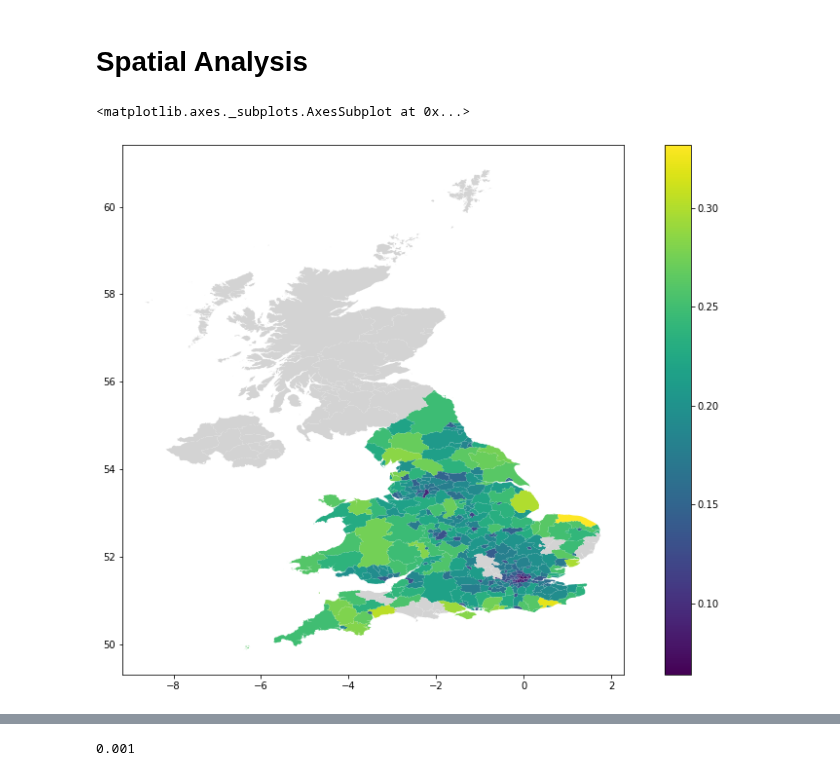
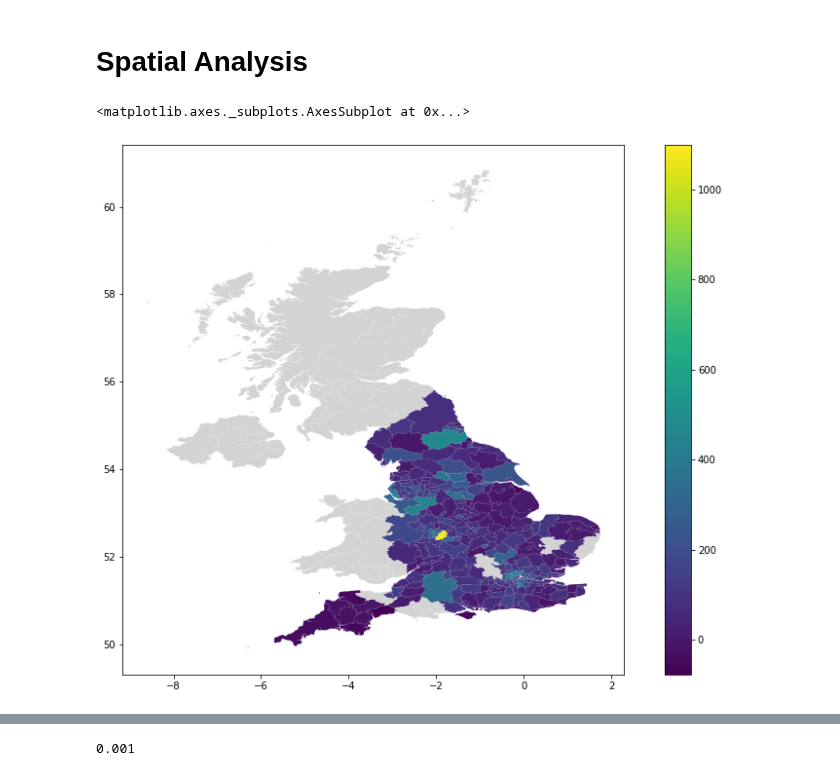
Before and after one commit to Quotennial/covid_bame, a Jupyter notebook: notebooks/spatial_analysis.ipynb, the cells around one changed output, grey strips where cells are left out. Drawn from its saved outputs; the diff is of its cells as text; code cells hidden in the pictures.

Commit message:
updated with excess deaths

```diff
--- a/notebooks/spatial_analysis.ipynb
+++ b/notebooks/spatial_analysis.ipynb
@@ -47,8 +70,5 @@ Found local clean copy of population_est_data
 # %%
-master_df = pd.read_csv("../data/processed/dense_df.csv", index_col=0).drop(columns = "geometry")
-master_df["pct_bame"] = master_df.Other+master_df.Black_African_Caribbean+master_df.Asian+master_df.Mixed
+master_df = bame_datastore.excess_deaths_grp.df
 
-
-gdf1 = bame_datastore.lad_geog.gdf.set_index("lad17cd")
-gdf = gdf1.join(master_df)
-gdf.info()
+# master_df = pd.read_csv("../data/processed/dense_df.csv", index_col=0).drop(columns = "geometry")
+# master_df["pct_bame"] = master_df.Other+master_df.Black_African_Caribbean+master_df.Asian+master_df.Mixed
@@ -99,13 +123,13 @@ plt.show()
 # %% [markdown]
 # Spatial Analysis
 # %%
-target_col = "pct_65+"
+target_col = "allexcess"
 # gdf = gdf.dropna(subset=[target_col])
 gdf.plot(column=target_col, cmap='viridis', legend=True, figsize=(15, 10),
          missing_kwds = dict(color = "lightgrey"))
 # %% [output]
 <matplotlib.axes._subplots.AxesSubplot at 0x...>
-[figure, old version]
+[figure, new version]
 # %%
 gdf = gdf.dropna(subset=[target_col])
 y = gdf[target_col].values
```
Also changed, not shown: parts of 12 cells of this notebook, 23 other files.
